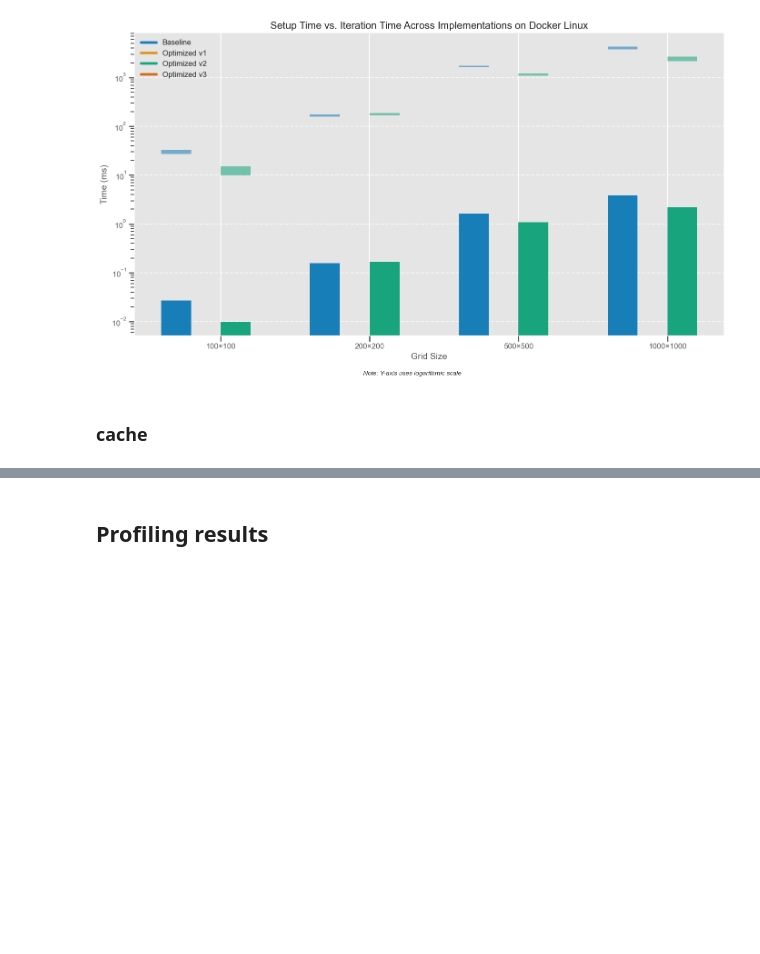
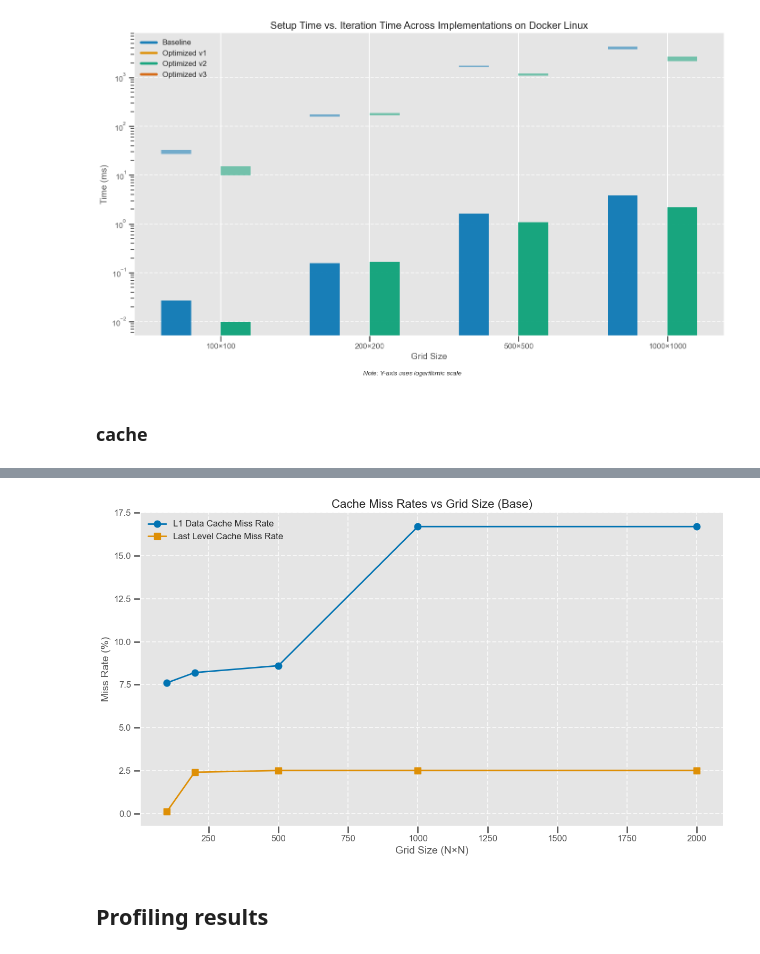
Before and after one commit to AprilQx/Advanced-Computing, a Jupyter notebook: notebook/visualization.ipynb, the cells around one changed output, grey strips where cells are left out. Saved outputs shown, nothing was run; the diff lists cells and outputs as text; code cells hidden in the pictures; blank space fills up the shorter version.

```diff
--- a/notebook/visualization.ipynb
+++ b/notebook/visualization.ipynb
@@ -720,20 +643,22 @@ plt.show()
 # %%
-# Cache miss rates by grid size for optimized v2 implementation
+# Cache miss rates by grid size for optimized base implementation
 grid_sizes = [100, 200, 500, 1000, 2000]
-d1_miss_rates = [0.45, 0.65, 0.85, 1.20, 1.85]  # Fill with your actual data
-ll_miss_rates = [0.09, 0.12, 0.15, 0.25, 0.42]  # Fill with your actual data
+d1_miss_rates = [7.6, 8.2, 8.6,16.7, 16.7]  # Fill with your actual data
+ll_miss_rates = [0.1, 2.4, 2.5, 2.5, 2.5]  # Fill with your actual data
 
 plt.figure(figsize=(12, 7))
 plt.plot(grid_sizes, d1_miss_rates, 'o-', linewidth=2, label='L1 Data Cache Miss Rate')
 plt.plot(grid_sizes, ll_miss_rates, 's-', linewidth=2, label='Last Level Cache Miss Rate')
 
-plt.title('Cache Miss Rates vs Grid Size (Optimized v2)', fontsize=16)
+plt.title('Cache Miss Rates vs Grid Size (Base)', fontsize=16)
 plt.xlabel('Grid Size (N×N)', fontsize=14)
 plt.ylabel('Miss Rate (%)', fontsize=14)
 plt.grid(True, linestyle='--', alpha=0.7)
 plt.legend(fontsize=12)
 plt.tight_layout()
 plt.savefig('cache_miss_vs_size.png', dpi=300)
 plt.show()
+# %% [output]
+[figure, added]
 # %% [markdown]
 ## Profiling results
```
Also changed, not shown: parts of 18 cells of this notebook, 12 other files.
